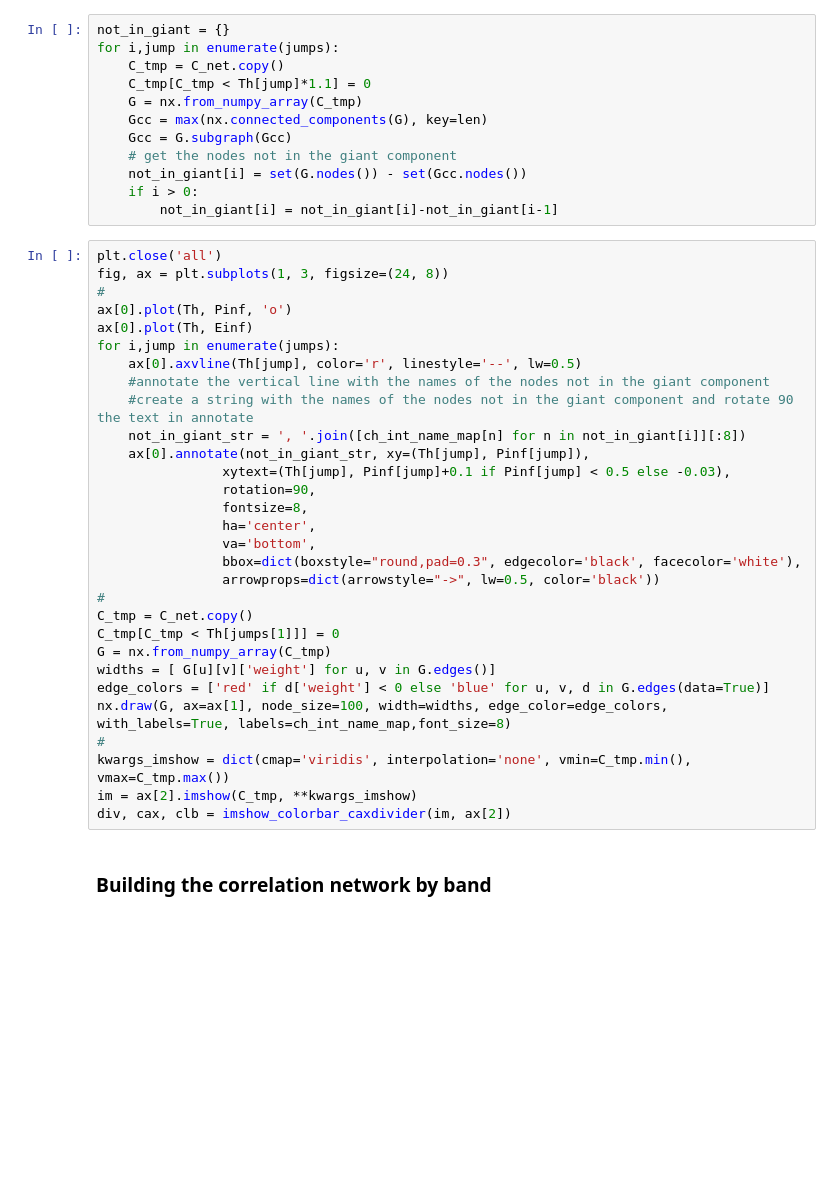
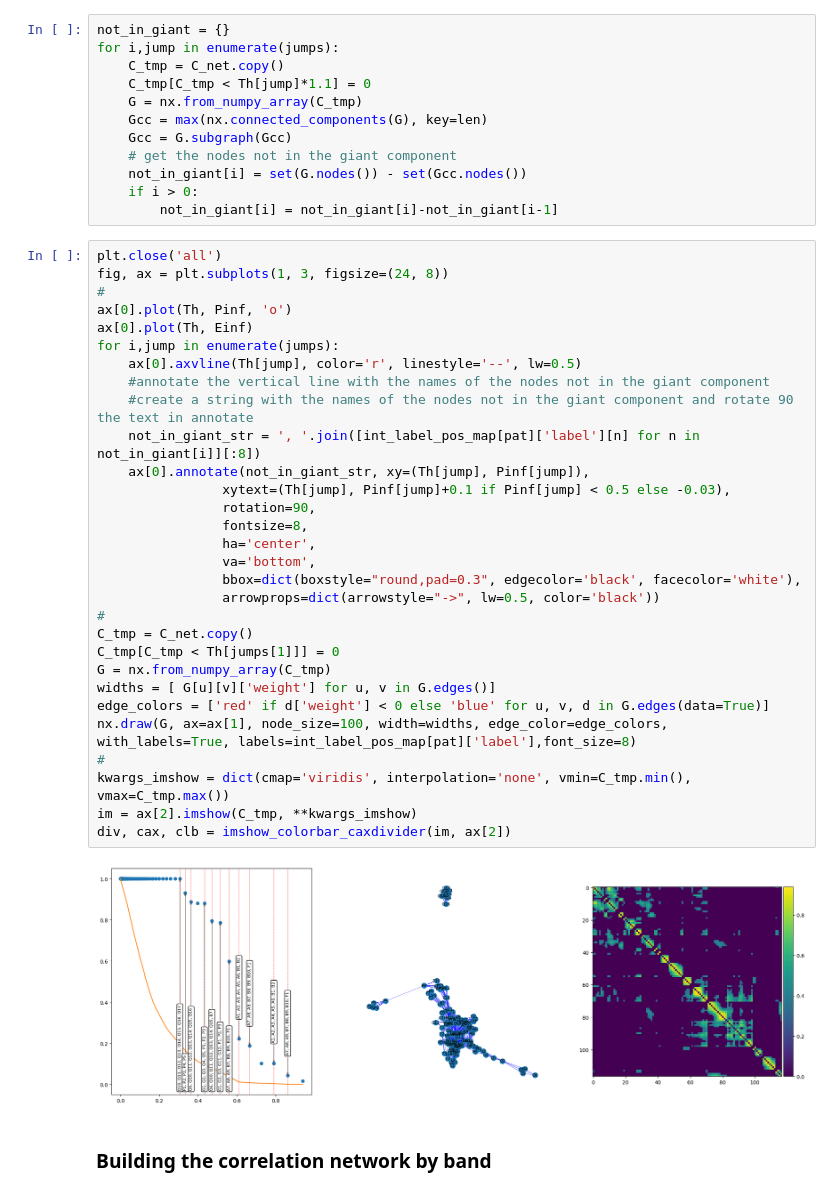
Before and after one commit to giulioiannelli/lrg_eegfc, a Jupyter notebook: ipynb/pat02_corrnet_bands.ipynb, the cells around one changed output. Cells and saved outputs as stored; diff of their text form; blank space fills up the shorter version.

```diff
--- a/ipynb/pat02_corrnet_bands.ipynb
+++ b/ipynb/pat02_corrnet_bands.ipynb
@@ -131,33 +171,35 @@ for i,jump in enumerate(jumps):
 # %%
 plt.close('all')
 fig, ax = plt.subplots(1, 3, figsize=(24, 8))
 #
 ax[0].plot(Th, Pinf, 'o')
 ax[0].plot(Th, Einf)
 for i,jump in enumerate(jumps):
     ax[0].axvline(Th[jump], color='r', linestyle='--', lw=0.5)
     #annotate the vertical line with the names of the nodes not in the giant component
     #create a string with the names of the nodes not in the giant component and rotate 90 the text in annotate
-    not_in_giant_str = ', '.join([ch_int_name_map[n] for n in not_in_giant[i]][:8])
+    not_in_giant_str = ', '.join([int_label_pos_map[pat]['label'][n] for n in not_in_giant[i]][:8])
     ax[0].annotate(not_in_giant_str, xy=(Th[jump], Pinf[jump]),
                 xytext=(Th[jump], Pinf[jump]+0.1 if Pinf[jump] < 0.5 else -0.03),
                 rotation=90,
                 fontsize=8,
                 ha='center',
                 va='bottom',
                 bbox=dict(boxstyle="round,pad=0.3", edgecolor='black', facecolor='white'),
                 arrowprops=dict(arrowstyle="->", lw=0.5, color='black'))
 #
 C_tmp = C_net.copy()
 C_tmp[C_tmp < Th[jumps[1]]] = 0
 G = nx.from_numpy_array(C_tmp)
 widths = [ G[u][v]['weight'] for u, v in G.edges()]
 edge_colors = ['red' if d['weight'] < 0 else 'blue' for u, v, d in G.edges(data=True)]
-nx.draw(G, ax=ax[1], node_size=100, width=widths, edge_color=edge_colors, with_labels=True, labels=ch_int_name_map,font_size=8)
+nx.draw(G, ax=ax[1], node_size=100, width=widths, edge_color=edge_colors, with_labels=True, labels=int_label_pos_map[pat]['label'],font_size=8)
 #
 kwargs_imshow = dict(cmap='viridis', interpolation='none', vmin=C_tmp.min(), vmax=C_tmp.max())
 im = ax[2].imshow(C_tmp, **kwargs_imshow)
 div, cax, clb = imshow_colorbar_caxdivider(im, ax[2])
+# %% [output]
+[figure, added]
 # %% [markdown]
 ### Building the correlation network by band
 # %%
```
Also changed, not shown: parts of 32 cells of this notebook, 2 other files.
